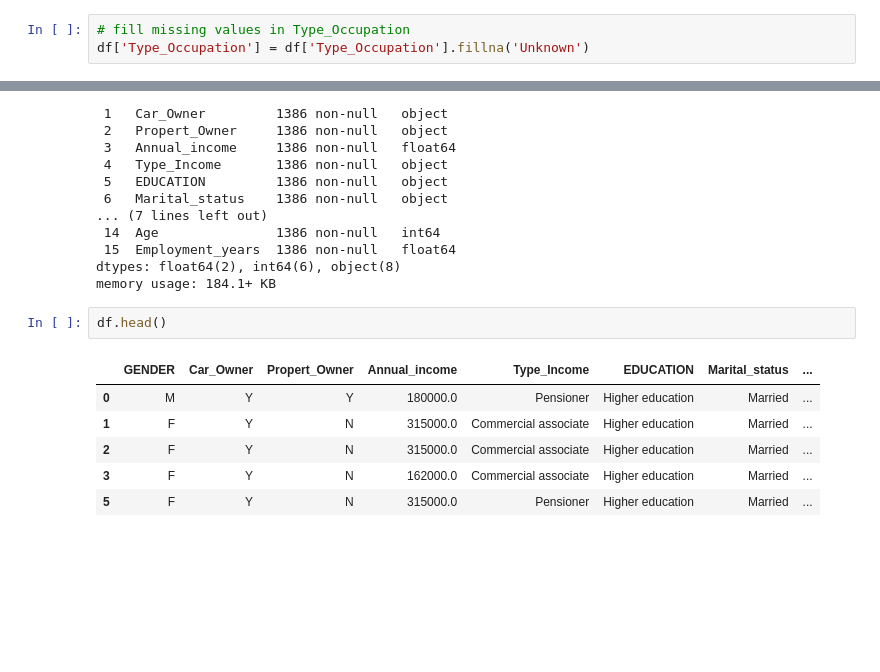
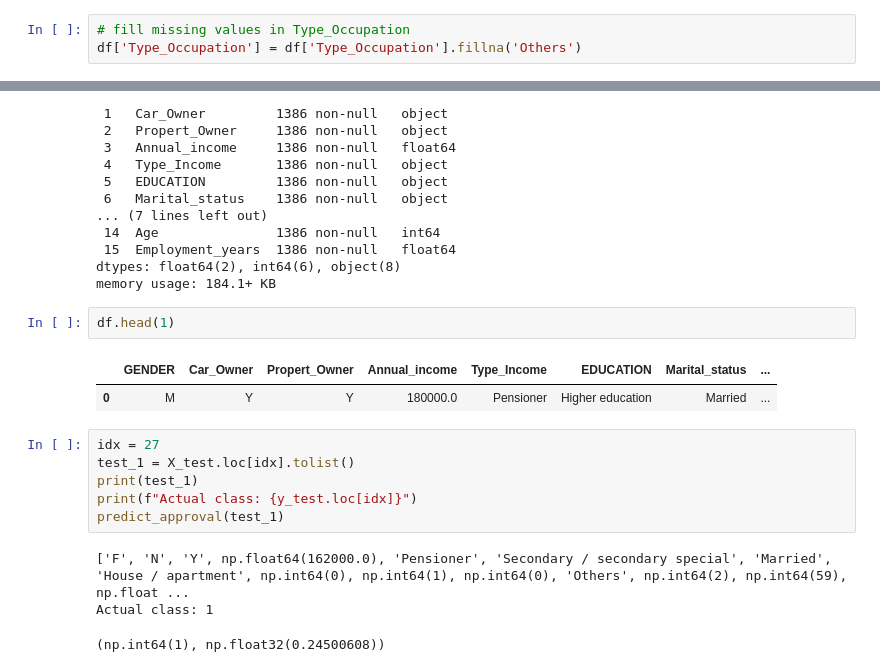
Before and after one commit to Abhishek98negi/Credit-Card-Approval-Prediction, a Jupyter notebook: notebook_files/creditcard_approval_prediction.ipynb, the cells around one changed output, grey strips where cells are left out. Saved outputs shown, nothing was run; the diff lists cells and outputs as text; blank space fills up the shorter version.

```diff
--- a/notebook_files/creditcard_approval_prediction.ipynb
+++ b/notebook_files/creditcard_approval_prediction.ipynb
@@ -394,7 +394,7 @@ Employment_years      0
 dtype: int64
 # %%
 # fill missing values in Type_Occupation
-df['Type_Occupation'] = df['Type_Occupation'].fillna('Unknown')
+df['Type_Occupation'] = df['Type_Occupation'].fillna('Others')
 # %%
 df.head()
 # %% [output]
@@ -1035,11 +1028,17 @@ Data columns (total 16 columns):
 dtypes: float64(2), int64(6), object(8)
 memory usage: 184.1+ KB
 # %%
-df.head()
+df.head(1)
 # %% [output]
 |  | GENDER | Car_Owner | Propert_Owner | Annual_income | Type_Income | EDUCATION | Marital_status | ... |
 | 0 | M | Y | Y | 180000.0 | Pensioner | Higher education | Married | ... |
-| 1 | F | Y | N | 315000.0 | Commercial associate | Higher education | Married | ... |
-| 2 | F | Y | N | 315000.0 | Commercial associate | Higher education | Married | ... |
-| 3 | F | Y | N | 162000.0 | Commercial associate | Higher education | Married | ... |
-| 5 | F | Y | N | 315000.0 | Pensioner | Higher education | Married | ... |
+# %%
+idx = 27
+test_1 = X_test.loc[idx].tolist()
+print(test_1)
+print(f"Actual class: {y_test.loc[idx]}")
+predict_approval(test_1)
+# %% [output]
+['F', 'N', 'Y', np.float64(162000.0), 'Pensioner', 'Secondary / secondary special', 'Married', 'House / apartment', np.int64(0), np.int64(1), np.int64(0), 'Others', np.int64(2), np.int64(59), np.float ...
+Actual class: 1
+(np.int64(1), np.float32(0.24500608))
```
Also changed, not shown: parts of 12 cells of this notebook, 2 other files.
